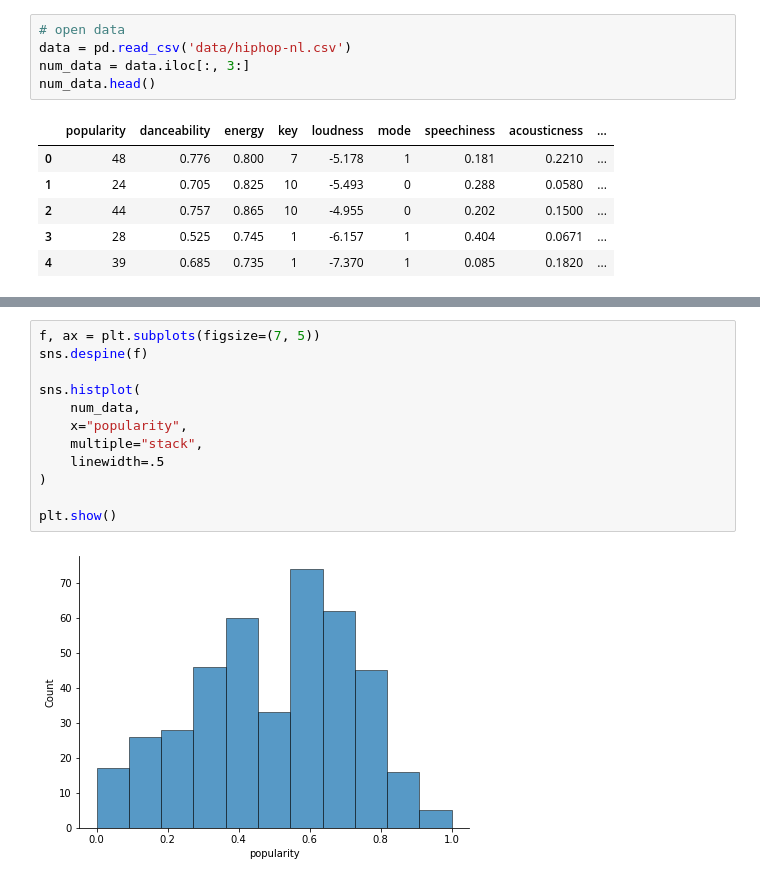
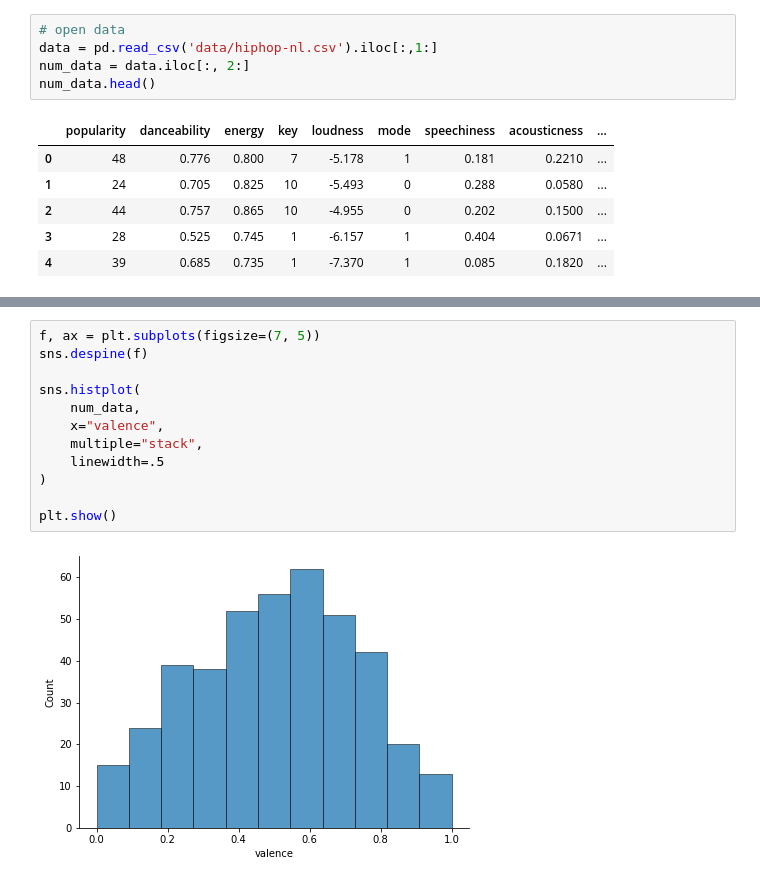
Before and after one commit to t0ffifee/spot-plot, a Jupyter notebook: spot-plot.ipynb, the cells around one changed output, grey strips where cells are left out. Cells and saved outputs as stored; diff of their text form.

```diff
--- a/spot-plot.ipynb
+++ b/spot-plot.ipynb
@@ -8,7 +8,7 @@ import matplotlib as mpl
 # %%
 # open data
-data = pd.read_csv('data/hiphop-nl.csv')
-num_data = data.iloc[:, 3:]
+data = pd.read_csv('data/hiphop-nl.csv').iloc[:,1:]
+num_data = data.iloc[:, 2:]
 num_data.head()
 # %% [output]
 |  | popularity | danceability | energy | key | loudness | mode | speechiness | acousticness | ... |
@@ -29,17 +38,17 @@ plt.show()
 # %%
 f, ax = plt.subplots(figsize=(7, 5))
 sns.despine(f)
 
 sns.histplot(
     num_data,
-    x="popularity",
+    x="valence",
     multiple="stack",
     linewidth=.5
 )
 
 plt.show()
 # %% [output]
-[figure, old version]
+[figure, new version]
 # %%
 for el in num_data['popularity']:
     print(el)
```
Also changed, not shown: parts of 4 cells of this notebook, 5 other files.
